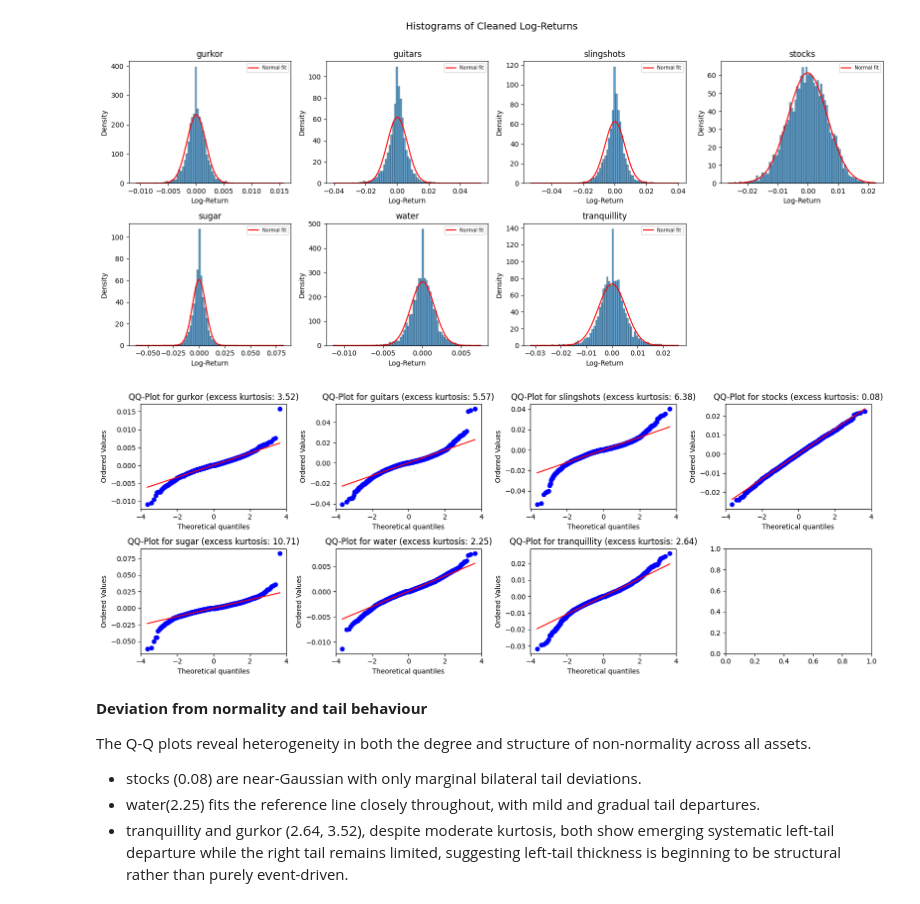
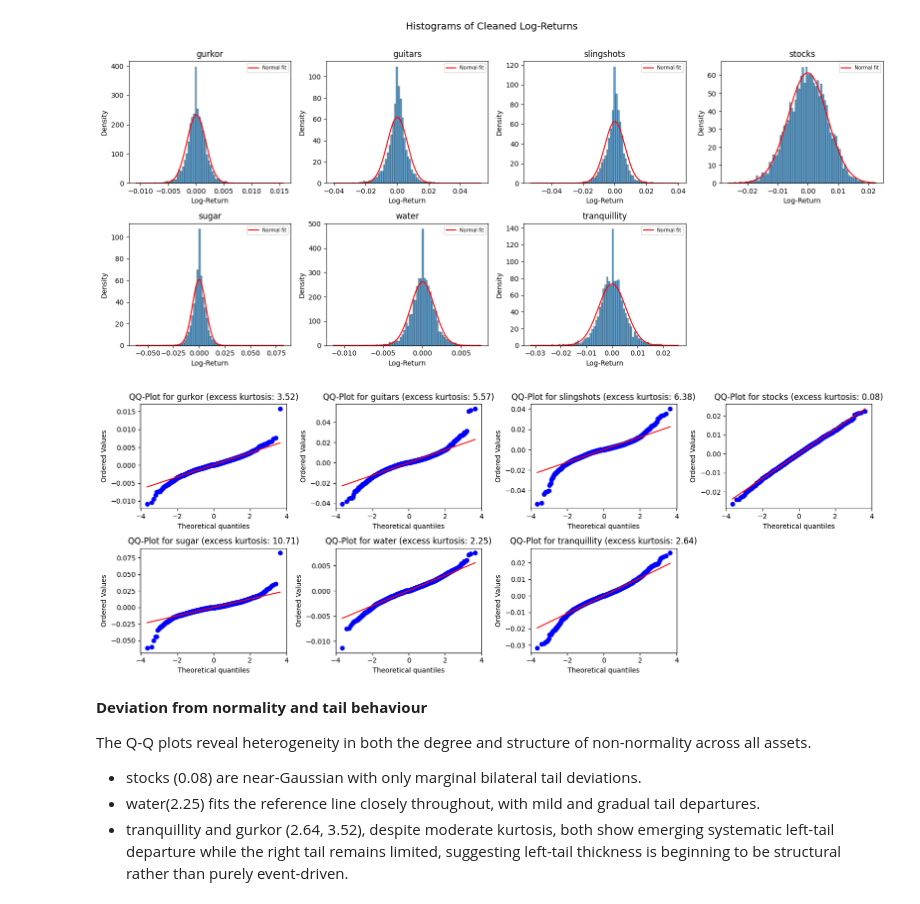
Before and after one commit to ericsangberg1/finanical-ts-analysis, a Jupyter notebook: Task1.ipynb, the cells around one changed output. Drawn from its saved outputs; the diff is of its cells as text; code cells hidden in the pictures.

```diff
--- a/Task1.ipynb
+++ b/Task1.ipynb
@@ -448,24 +448,28 @@ plt.show()
 # %%
 if "dis_summary_clean" not in globals() or "df_clean" not in globals():
     raise RuntimeError("Run distribution and data loading cells first.")
 
 target_cols = dis_summary_clean[dis_summary_clean["excess kurtosis"] > 0]["column"].tolist()
 QQ_DIR = Path("QQ_Plots")
 Path.mkdir(CHART_DIR / QQ_DIR, exist_ok=True)
 
 nrows = 2
 ncols = len(target_cols)//2 +(len(target_cols)%2 !=0)
 fig, axes = plt.subplots(nrows, ncols, figsize=(4 * ncols, 3 * nrows))
 axes = axes.flatten()
 for i, col in enumerate(target_cols):
     name = col.split('_')[0]
     kurt_val = dis_summary_clean.loc[dis_summary_clean["column"] == col, "excess kurtosis"].values[0]
     stats.probplot(df_clean[col].dropna(), dist="norm", plot=axes[i])
     axes[i].set_title(f"QQ-Plot for {name} (excess kurtosis: {kurt_val:.2f})")
+
+for j in range(len(target_cols), len(axes)):
+    fig.delaxes(axes[j])
+
 fig.tight_layout()
 plt.show()
 # %% [output]
-[figure, old version]
+[figure, new version]
 # %% [markdown]
 **Deviation from normality and tail behaviour**
 
```
Also changed, not shown: parts of 2 cells of this notebook.
